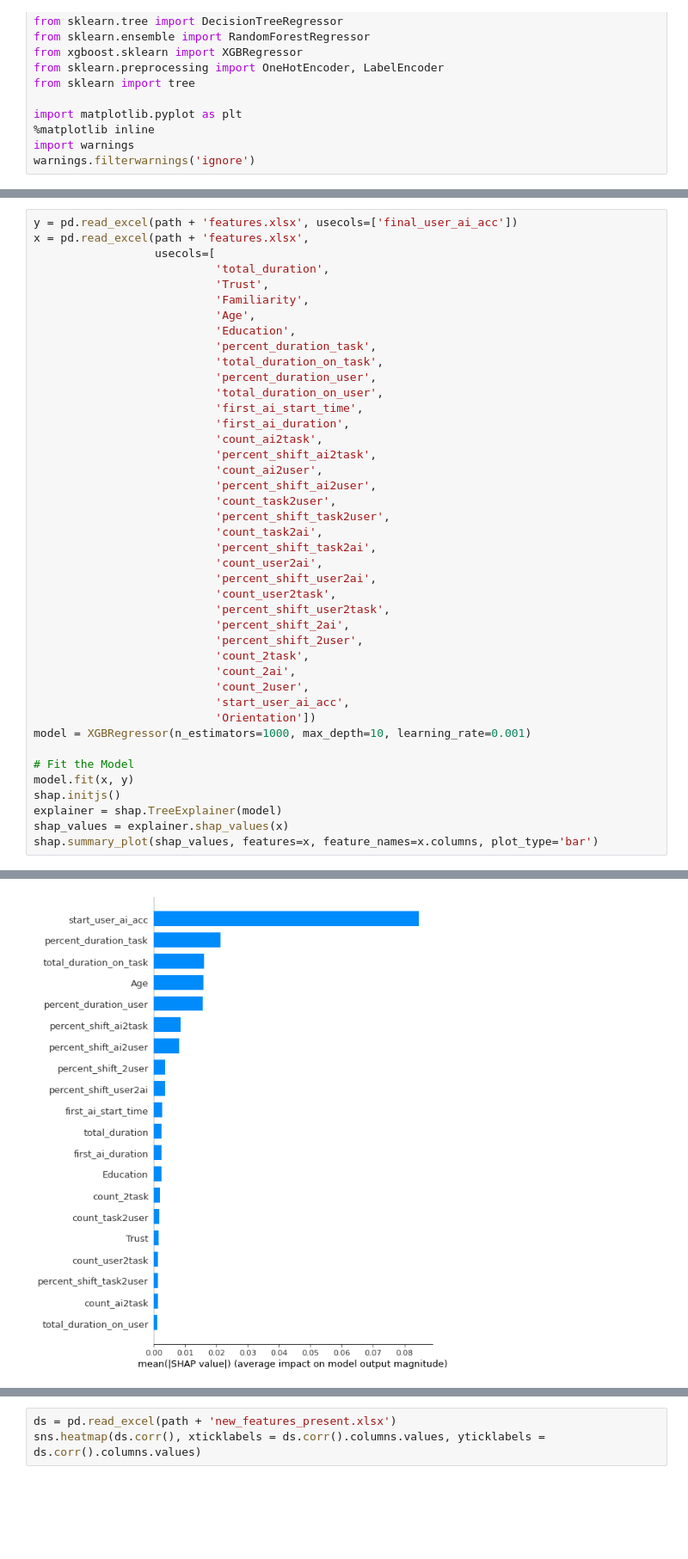
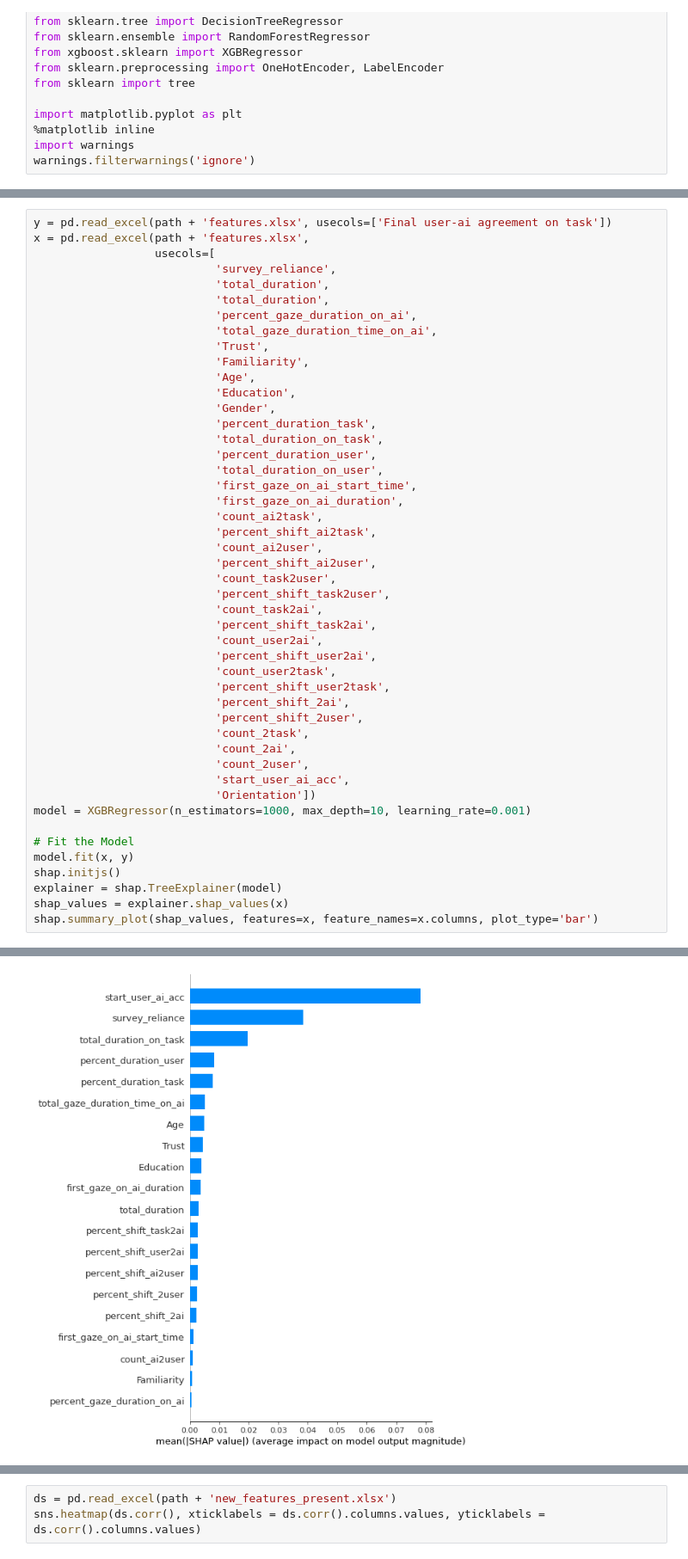
Before and after one commit to ymo6/user_ai_reliance, a Jupyter notebook: Alex's code/feature_selections.ipynb, the cells around one changed output, grey strips where cells are left out. Shown at 86% size. Drawn from its saved outputs; the diff is of its cells as text; blank space fills up the shorter version.

```diff
--- a/Alex's code/feature_selections.ipynb
+++ b/Alex's code/feature_selections.ipynb
@@ -112,48 +117,53 @@ shap.summary_plot(shap_values, features=x, feature_names=x.columns, plot_type='b
 # %%
-y = pd.read_excel(path + 'features.xlsx', usecols=['final_user_ai_acc'])
+y = pd.read_excel(path + 'features.xlsx', usecols=['Final user-ai agreement on task'])
 x = pd.read_excel(path + 'features.xlsx',
                   usecols=[
+                           'survey_reliance',
                            'total_duration',
+                           'total_duration',
+                           'percent_gaze_duration_on_ai',
+                           'total_gaze_duration_time_on_ai',
                            'Trust',
                            'Familiarity',
                            'Age',
                            'Education',
+                           'Gender',
                            'percent_duration_task',
                            'total_duration_on_task',
                            'percent_duration_user',
                            'total_duration_on_user',
-                           'first_ai_start_time',
-                           'first_ai_duration',
+                           'first_gaze_on_ai_start_time',
+                           'first_gaze_on_ai_duration',
                            'count_ai2task',
                            'percent_shift_ai2task',
                            'count_ai2user',
                            'percent_shift_ai2user',
                            'count_task2user',
                            'percent_shift_task2user',
                            'count_task2ai',
                            'percent_shift_task2ai',
                            'count_user2ai',
                            'percent_shift_user2ai',
                            'count_user2task',
                            'percent_shift_user2task',
                            'percent_shift_2ai',
                            'percent_shift_2user',
                            'count_2task',
                            'count_2ai',
                            'count_2user',
                            'start_user_ai_acc',
                            'Orientation'])
 model = XGBRegressor(n_estimators=1000, max_depth=10, learning_rate=0.001)
 
 # Fit the Model
 model.fit(x, y)
 shap.initjs()
 explainer = shap.TreeExplainer(model)
 shap_values = explainer.shap_values(x)
 shap.summary_plot(shap_values, features=x, feature_names=x.columns, plot_type='bar')
 # %% [output]
 [interactive output not drawn]
-[figure, old version]
+[figure, new version]
 # %%
 import seaborn as sns
 ds = pd.read_excel(path + 'new_features_other.xlsx')
```
Also changed, not shown: parts of 3 cells of this notebook, 2 other files.
